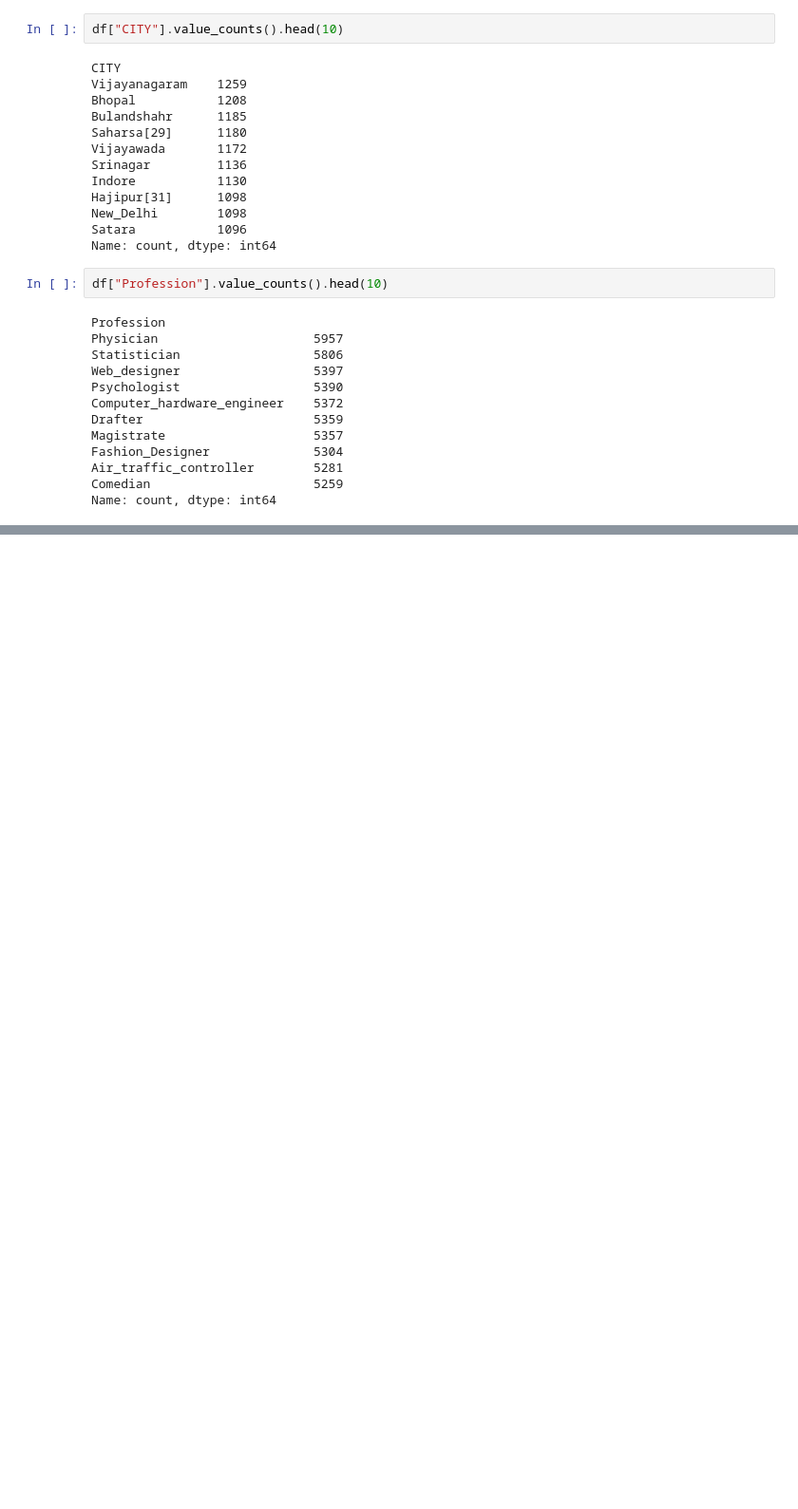
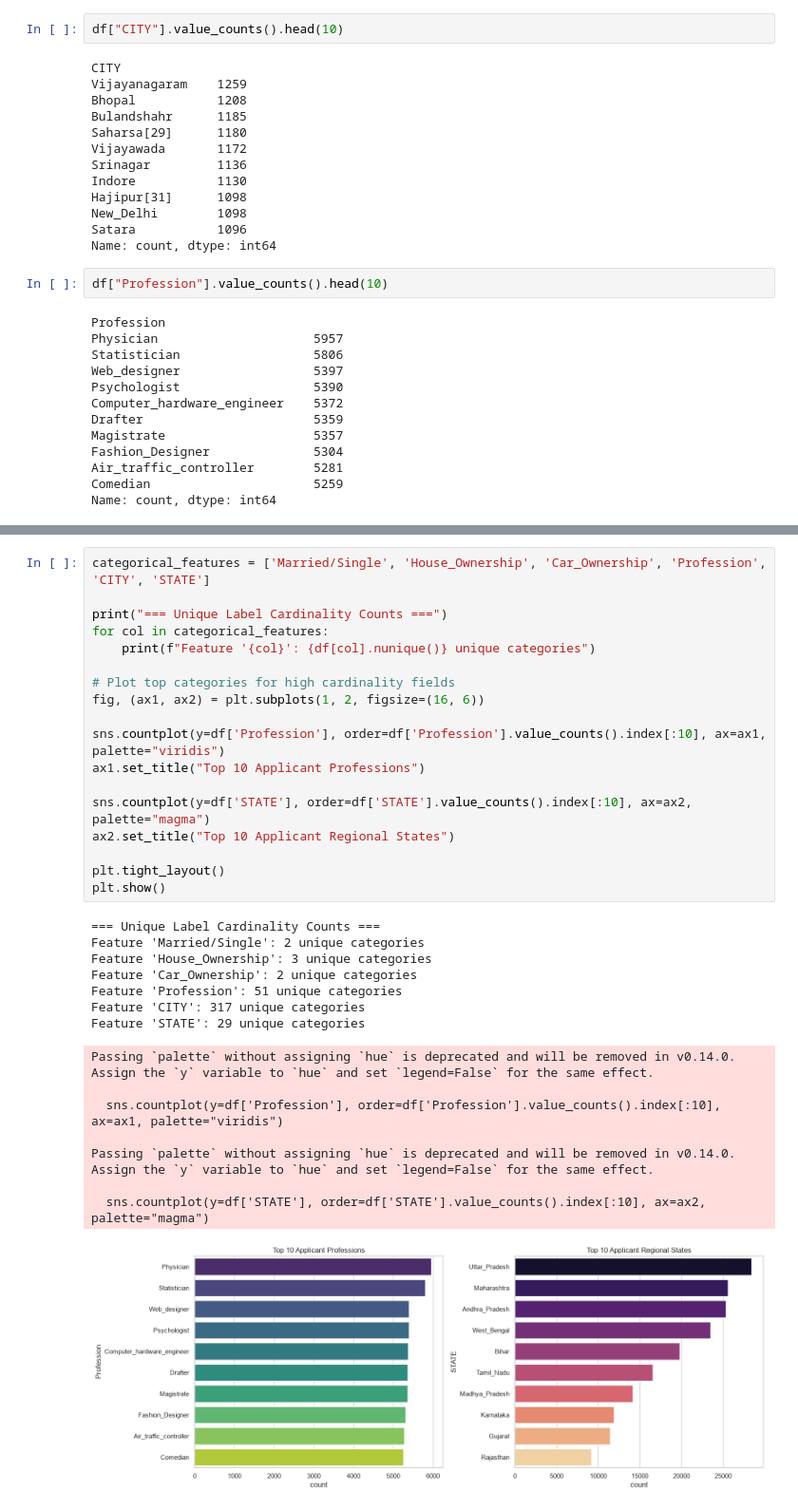
Before and after one commit to Hrithik19989/Loan_Approvals_System, a Jupyter notebook: notebooks/01_exploratory_data_analysis.ipynb, the cells around one changed output, grey strips where cells are left out. Shown at 95% size. Cells and saved outputs as stored; diff of their text form; blank space fills up the shorter version.

```diff
--- a/notebooks/01_exploratory_data_analysis.ipynb
+++ b/notebooks/01_exploratory_data_analysis.ipynb
@@ -160,0 +261,34 @@ Name: count, dtype: int64
+# %%
+categorical_features = ['Married/Single', 'House_Ownership', 'Car_Ownership', 'Profession', 'CITY', 'STATE']
+
+print("=== Unique Label Cardinality Counts ===")
+for col in categorical_features:
+    print(f"Feature '{col}': {df[col].nunique()} unique categories")
+
+# Plot top categories for high cardinality fields
+fig, (ax1, ax2) = plt.subplots(1, 2, figsize=(16, 6))
+
+sns.countplot(y=df['Profession'], order=df['Profession'].value_counts().index[:10], ax=ax1, palette="viridis")
+ax1.set_title("Top 10 Applicant Professions")
+
+sns.countplot(y=df['STATE'], order=df['STATE'].value_counts().index[:10], ax=ax2, palette="magma")
+ax2.set_title("Top 10 Applicant Regional States")
+
+plt.tight_layout()
+plt.show()
+# %% [output]
+=== Unique Label Cardinality Counts ===
+Feature 'Married/Single': 2 unique categories
+Feature 'House_Ownership': 3 unique categories
+Feature 'Car_Ownership': 2 unique categories
+Feature 'Profession': 51 unique categories
+Feature 'CITY': 317 unique categories
+Feature 'STATE': 29 unique categories
+Passing `palette` without assigning `hue` is deprecated and will be removed in v0.14.0. Assign the `y` variable to `hue` and set `legend=False` for the same effect.
+
+  sns.countplot(y=df['Profession'], order=df['Profession'].value_counts().index[:10], ax=ax1, palette="viridis")
+
+Passing `palette` without assigning `hue` is deprecated and will be removed in v0.14.0. Assign the `y` variable to `hue` and set `legend=False` for the same effect.
+
+  sns.countplot(y=df['STATE'], order=df['STATE'].value_counts().index[:10], ax=ax2, palette="magma")
+[figure, added]
```
Also changed, not shown: parts of 11 cells of this notebook.
